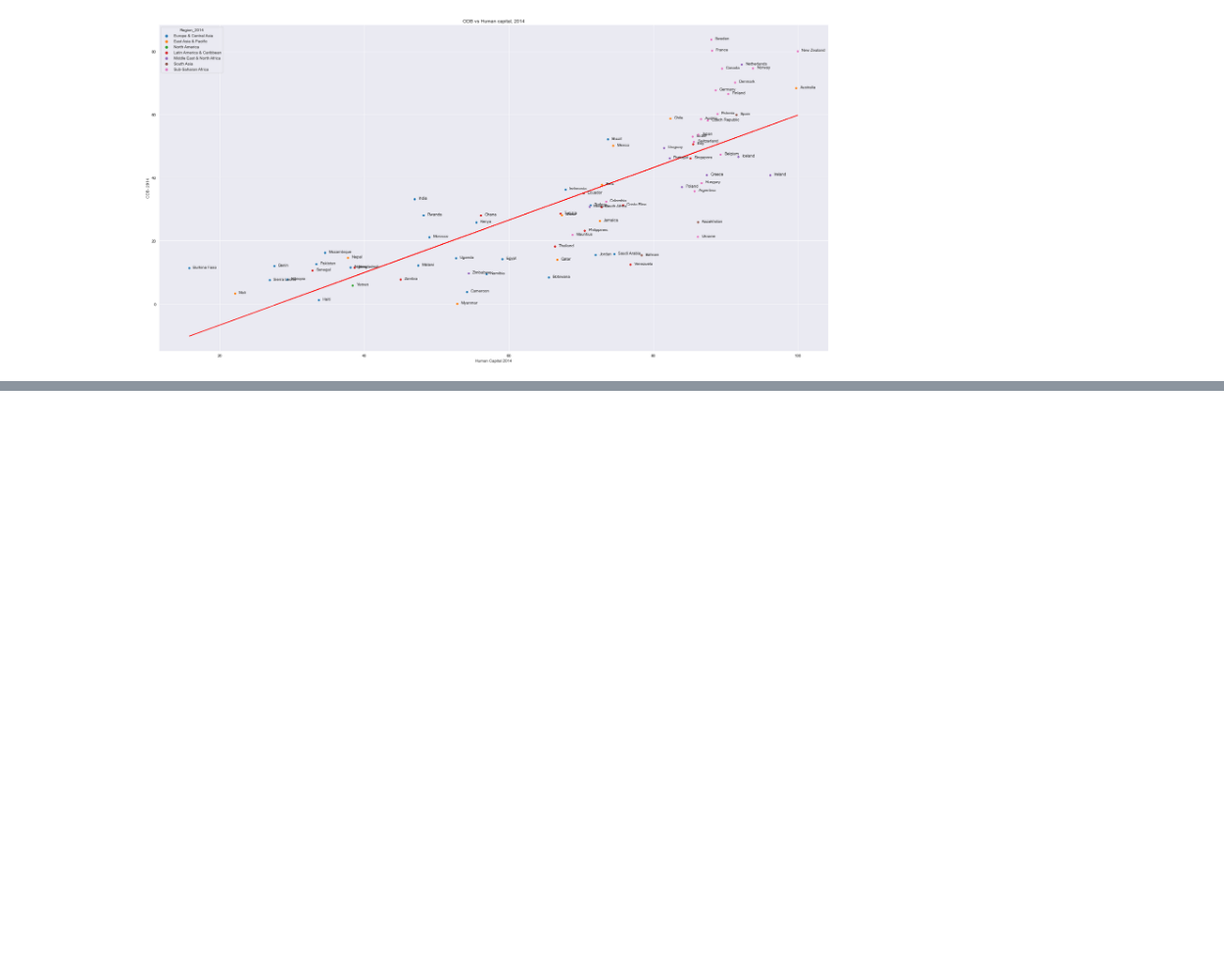
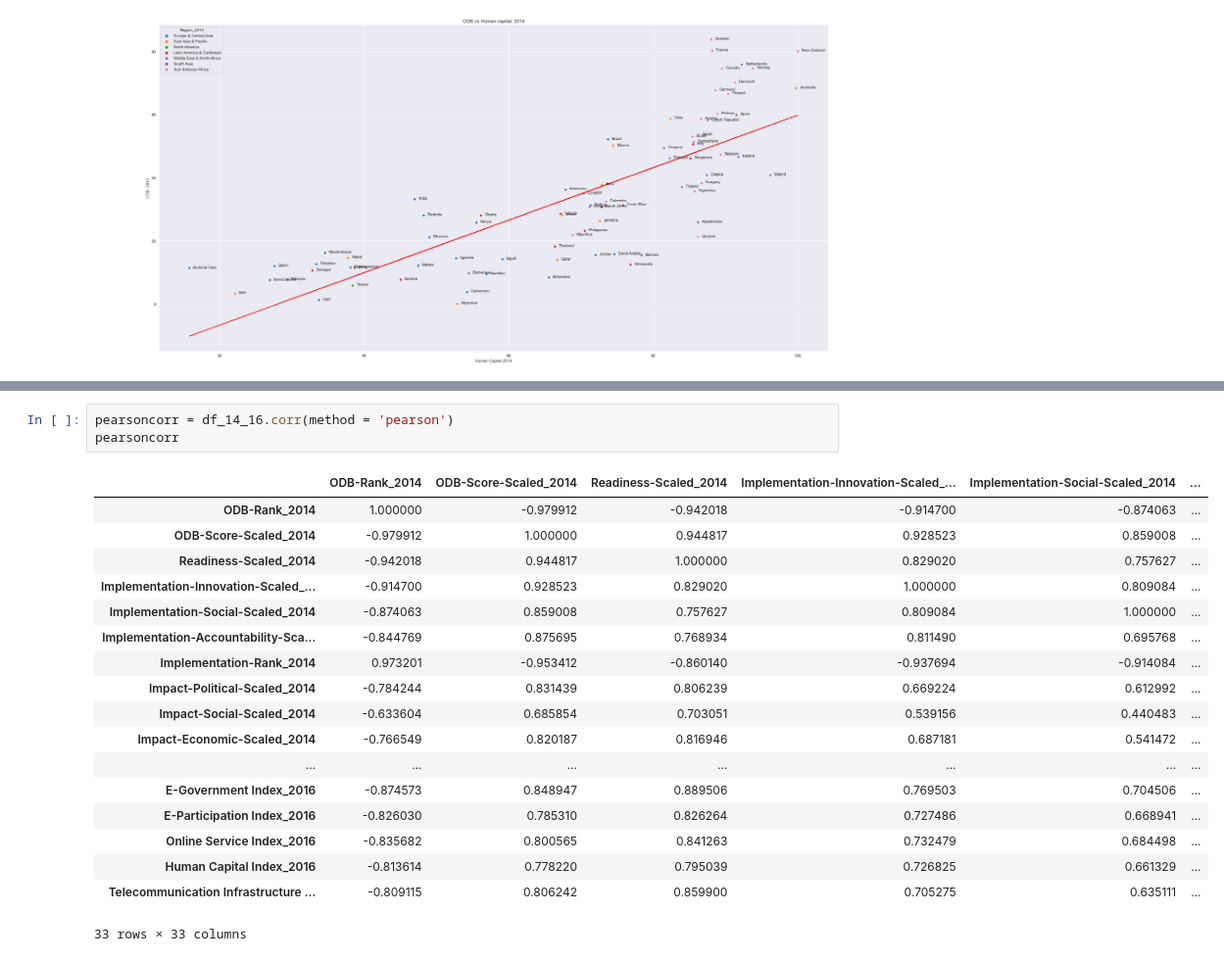
Before and after one commit to kreetigulati/Egovernance_and_OpenData, a Jupyter notebook: Jordan/Merge graphing.ipynb, the cells around one changed output, grey strips where cells are left out. Shown at 98% size. Saved outputs shown, nothing was run; the diff lists cells and outputs as text; blank space fills up the shorter version.

```diff
--- a/Jordan/Merge graphing.ipynb
+++ b/Jordan/Merge graphing.ipynb
@@ -347,0 +480,22 @@ for i, label in enumerate(df_14_16['Country']):
+# %%
+pearsoncorr = df_14_16.corr(method = 'pearson')
+pearsoncorr
+# %% [output]
+|  | ODB-Rank_2014 | ODB-Score-Scaled_2014 | Readiness-Scaled_2014 | Implementation-Innovation-Scaled_... | Implementation-Social-Scaled_2014 | ... |
+| ODB-Rank_2014 | 1.000000 | -0.979912 | -0.942018 | -0.914700 | -0.874063 | ... |
+| ODB-Score-Scaled_2014 | -0.979912 | 1.000000 | 0.944817 | 0.928523 | 0.859008 | ... |
+| Readiness-Scaled_2014 | -0.942018 | 0.944817 | 1.000000 | 0.829020 | 0.757627 | ... |
+| Implementation-Innovation-Scaled_... | -0.914700 | 0.928523 | 0.829020 | 1.000000 | 0.809084 | ... |
+| Implementation-Social-Scaled_2014 | -0.874063 | 0.859008 | 0.757627 | 0.809084 | 1.000000 | ... |
+| Implementation-Accountability-Sca... | -0.844769 | 0.875695 | 0.768934 | 0.811490 | 0.695768 | ... |
+| Implementation-Rank_2014 | 0.973201 | -0.953412 | -0.860140 | -0.937694 | -0.914084 | ... |
+| Impact-Political-Scaled_2014 | -0.784244 | 0.831439 | 0.806239 | 0.669224 | 0.612992 | ... |
+| Impact-Social-Scaled_2014 | -0.633604 | 0.685854 | 0.703051 | 0.539156 | 0.440483 | ... |
+| Impact-Economic-Scaled_2014 | -0.766549 | 0.820187 | 0.816946 | 0.687181 | 0.541472 | ... |
+| ... | ... | ... | ... | ... | ... | ... |
+| E-Government Index_2016 | -0.874573 | 0.848947 | 0.889506 | 0.769503 | 0.704506 | ... |
+| E-Participation Index_2016 | -0.826030 | 0.785310 | 0.826264 | 0.727486 | 0.668941 | ... |
+| Online Service Index_2016 | -0.835682 | 0.800565 | 0.841263 | 0.732479 | 0.684498 | ... |
+| Human Capital Index_2016 | -0.813614 | 0.778220 | 0.795039 | 0.726825 | 0.661329 | ... |
+| Telecommunication Infrastructure ... | -0.809115 | 0.806242 | 0.859900 | 0.705275 | 0.635111 | ... |
+33 rows × 33 columns
```
Also changed, not shown: parts of 14 cells of this notebook.
